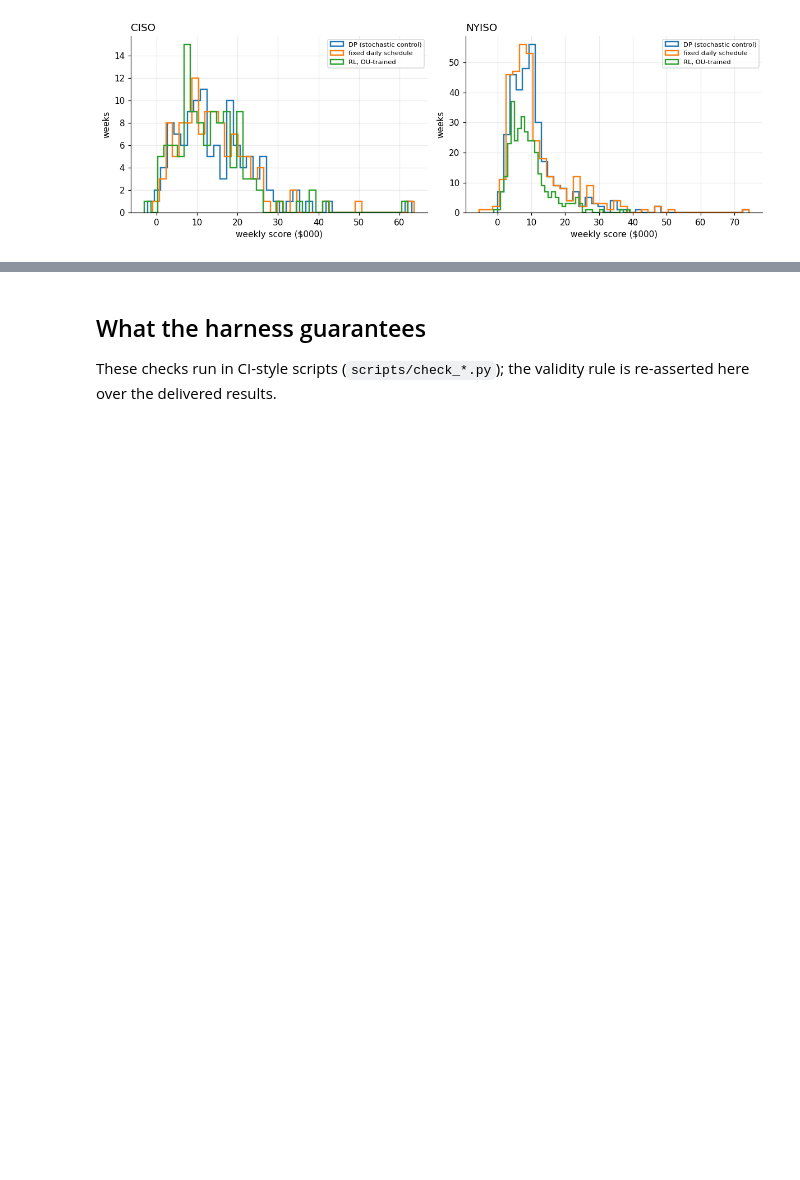
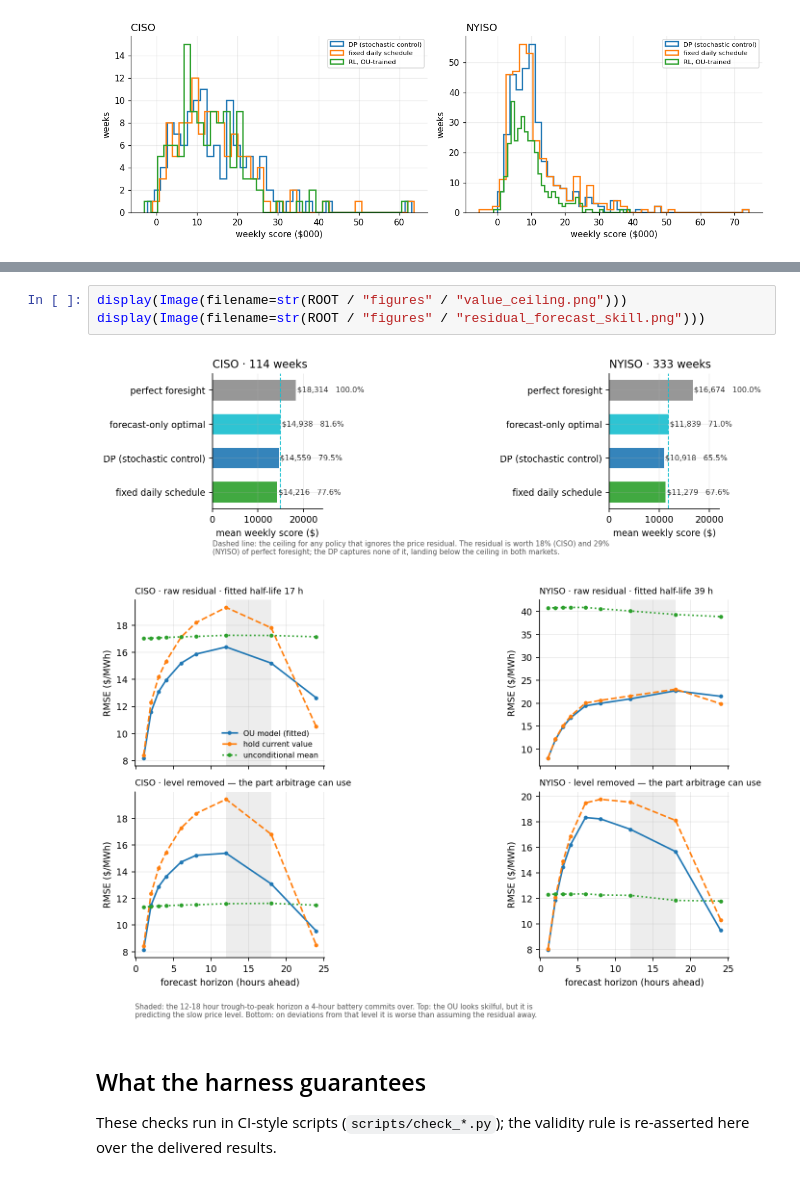
Before and after one commit to keltonmccormick18/Battery-storage-optimization, a Jupyter notebook: notebooks/04_rl.ipynb, the cells around one changed output, grey strips where cells are left out. Cells and saved outputs as stored; diff of their text form; blank space fills up the shorter version.

```diff
--- a/notebooks/04_rl.ipynb
+++ b/notebooks/04_rl.ipynb
@@ -205,3 +236,9 @@ NYISO: DP − schedule $-362/week, DP ahead in 64% of weeks
+# %%
+display(Image(filename=str(ROOT / "figures" / "value_ceiling.png")))
+display(Image(filename=str(ROOT / "figures" / "residual_forecast_skill.png")))
+# %% [output]
+[figure, added]
+[figure, added]
 # %% [markdown]
 ## What the harness guarantees
 
```
Also changed, not shown: parts of 10 cells of this notebook, 30 other files.
